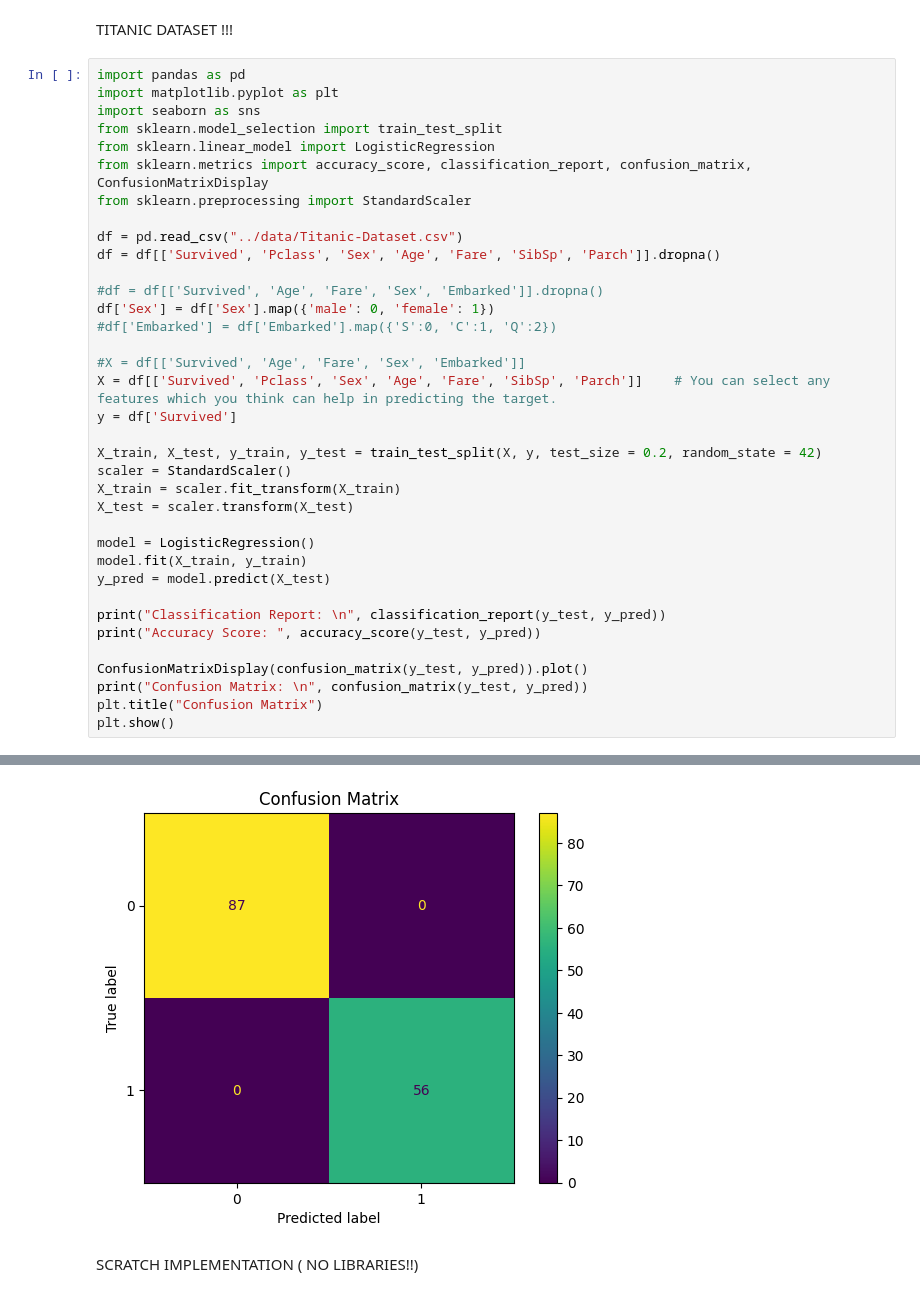
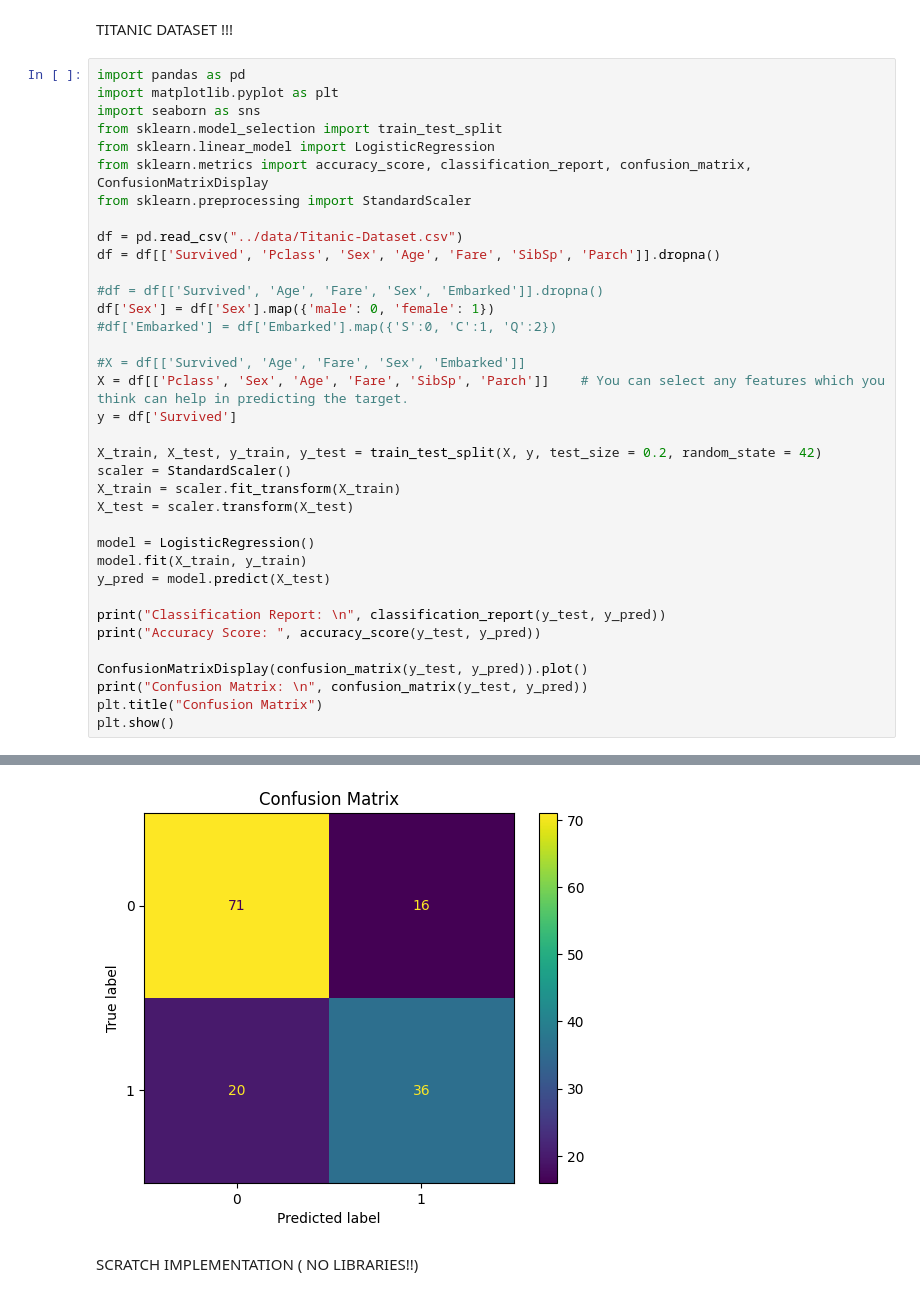
Before and after one commit to Sameena-sam/ML-on-diff-Datasets, a Jupyter notebook: notebooks/logistic_regression.ipynb, the cells around one changed output, grey strips where cells are left out. Saved outputs shown, nothing was run; the diff lists cells and outputs as text.

```diff
--- a/notebooks/logistic_regression.ipynb
+++ b/notebooks/logistic_regression.ipynb
@@ -85,7 +85,7 @@ df['Sex'] = df['Sex'].map({'male': 0, 'female': 1})
 #df['Embarked'] = df['Embarked'].map({'S':0, 'C':1, 'Q':2})
 
 #X = df[['Survived', 'Age', 'Fare', 'Sex', 'Embarked']]
-X = df[['Survived', 'Pclass', 'Sex', 'Age', 'Fare', 'SibSp', 'Parch']]    # You can select any features which you think can help in predicting the target.
+X = df[['Pclass', 'Sex', 'Age', 'Fare', 'SibSp', 'Parch']]    # You can select any features which you think can help in predicting the target.
 y = df['Survived']
 
 X_train, X_test, y_train, y_test = train_test_split(X, y, test_size = 0.2, random_state = 42)
@@ -122,4 +122,4 @@ Confusion Matrix:
-[figure, old version]
+[figure, new version]
 # %% [markdown]
 SCRATCH IMPLEMENTATION ( NO LIBRARIES!!)
 # %%
```
Also changed, not shown: parts of 1 cell of this notebook, 1 other file.
